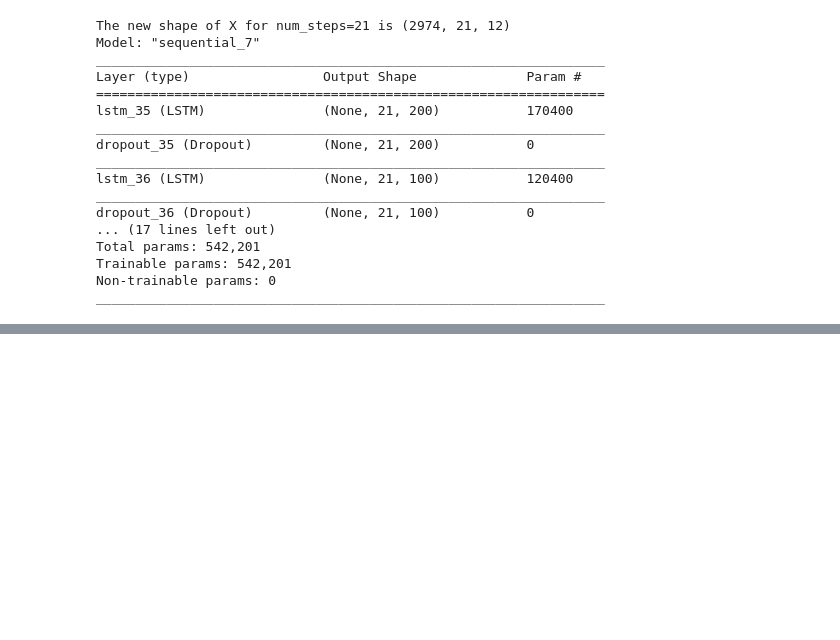
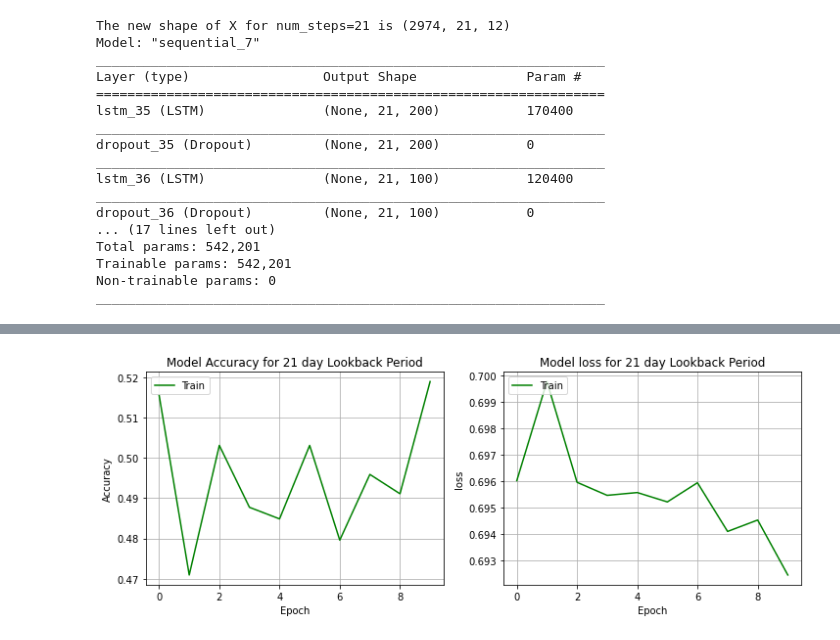
Before and after one commit to fabulouskorex/Capstone-Project, a Jupyter notebook: Deep_Learning_in_Finance.ipynb, the cells around one changed output, grey strips where cells are left out. Drawn from its saved outputs; the diff is of its cells as text; code cells hidden in the pictures; blank space fills up the shorter version.

```diff
--- a/Deep_Learning_in_Finance.ipynb
+++ b/Deep_Learning_in_Finance.ipynb
@@ -1761,20 +1732,23 @@ Test accuracy:  0.5062
 # %%
 fig, (ax1, ax2) = plt.subplots(1, 2, figsize=(12, 4))
+
 
 # Plot accuracy
 ax1.plot(hist21.history['accuracy'], color='green')
 ax1.set_title("Model Accuracy for 21 day Lookback Period")
 ax1.set_ylabel("Accuracy")
 ax1.set_xlabel("Epoch")
 ax1.legend(['Train'], loc='upper left')
 ax1.grid()
 
 # Plot loss
-ax2.plot(hist21.history['loss'])
+ax2.plot(hist21.history['loss'], color="green")
 ax2.set_title('Model loss for 21 day Lookback Period')
 ax2.set_ylabel('loss')
 ax2.set_xlabel('Epoch')
 ax2.legend(['Train'], loc='upper left')
-ax2.grid=
+ax2.grid()
 
 plt.show()
+# %% [output]
+[figure, added]
```
Also changed, not shown: parts of 43 cells of this notebook.
